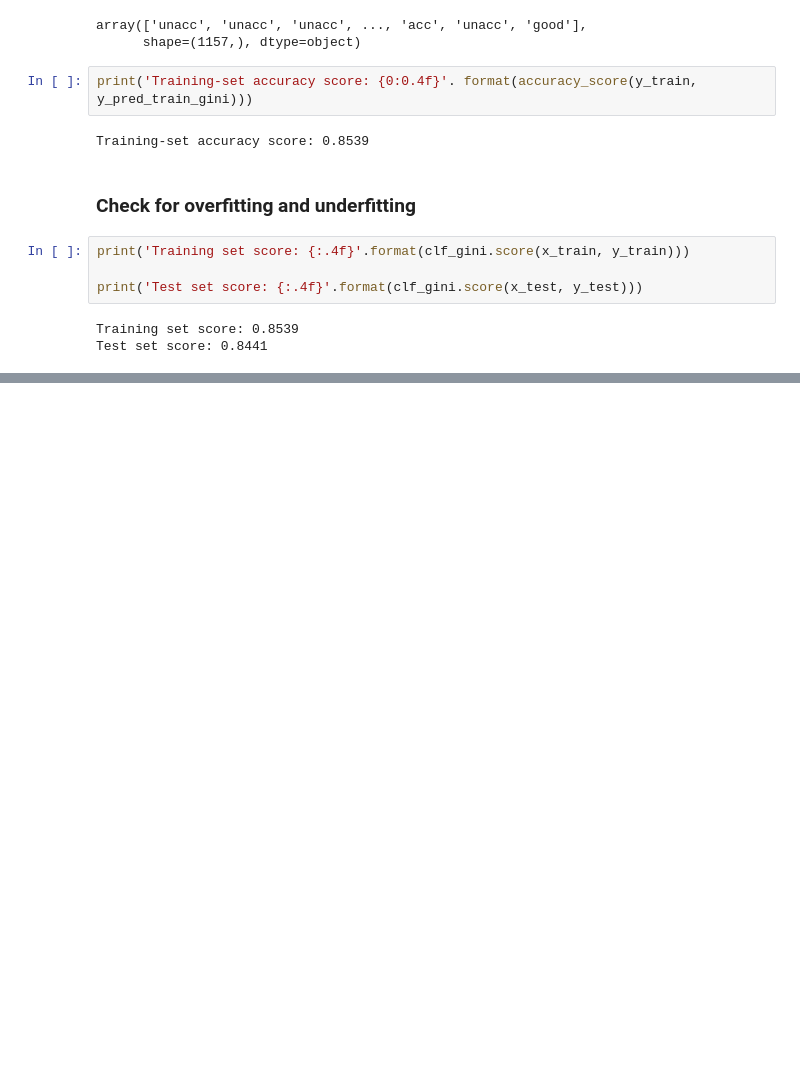
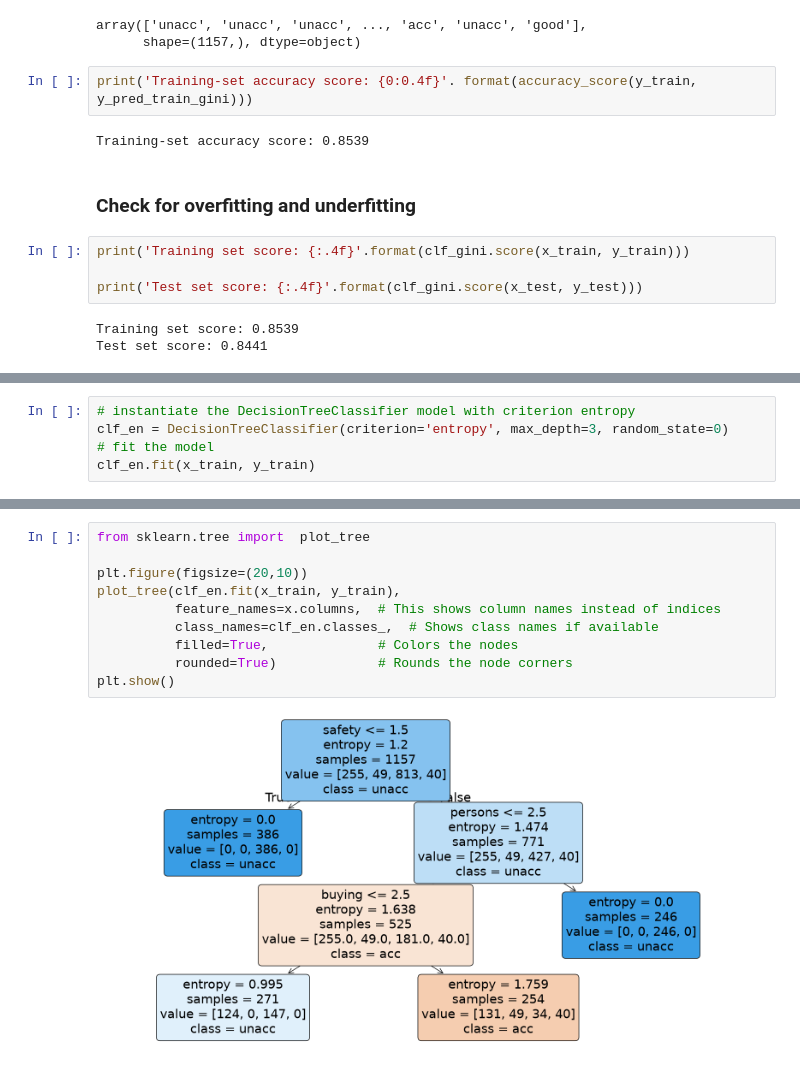
Before and after one commit to neeraj654123/Data-Science, a Jupyter notebook: Decision Tree/01_decision_tree.ipynb, the cells around one changed output, grey strips where cells are left out. Cells and saved outputs as stored; diff of their text form; blank space fills up the shorter version.

```diff
--- a/Decision Tree/01_decision_tree.ipynb
+++ b/Decision Tree/01_decision_tree.ipynb
@@ -262,0 +303,5 @@ Test set score: 0.8441
+# %%
+# instantiate the DecisionTreeClassifier model with criterion entropy
+clf_en = DecisionTreeClassifier(criterion='entropy', max_depth=3, random_state=0)
+# fit the model
+clf_en.fit(x_train, y_train)
@@ -262,0 +356,12 @@ Test set score: 0.8441
+# %%
+from sklearn.tree import  plot_tree
+
+plt.figure(figsize=(20,10))
+plot_tree(clf_en.fit(x_train, y_train),
+          feature_names=x.columns,  # This shows column names instead of indices
+          class_names=clf_en.classes_,  # Shows class names if available
+          filled=True,              # Colors the nodes
+          rounded=True)             # Rounds the node corners
+plt.show()
+# %% [output]
+[figure, added]
```
Also changed, not shown: parts of 15 cells of this notebook.
